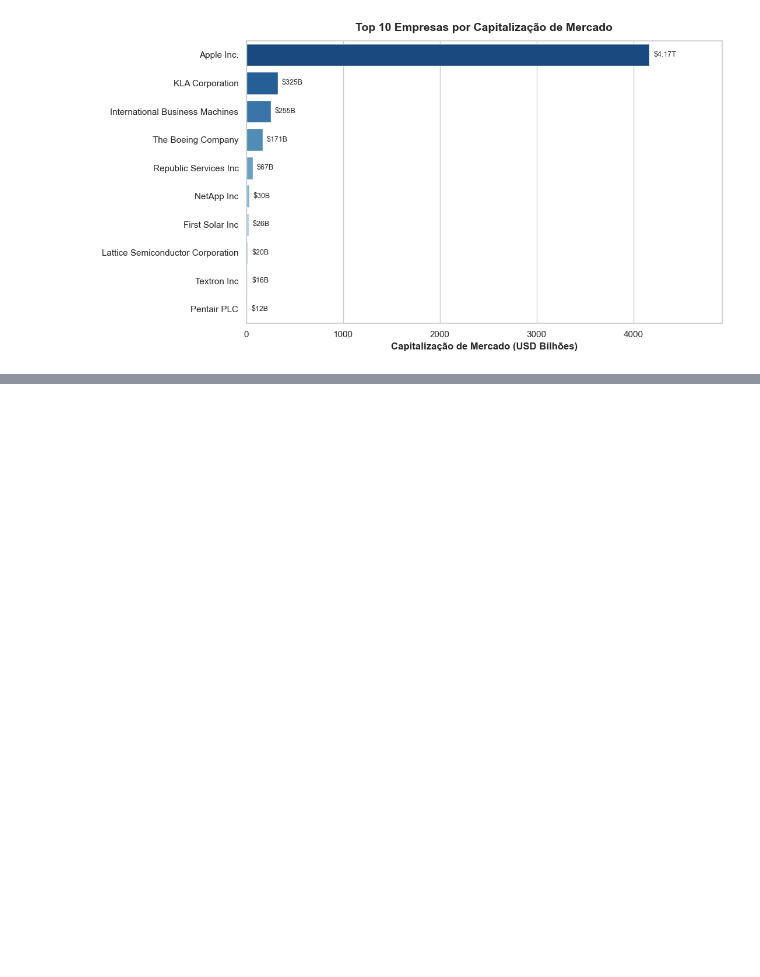
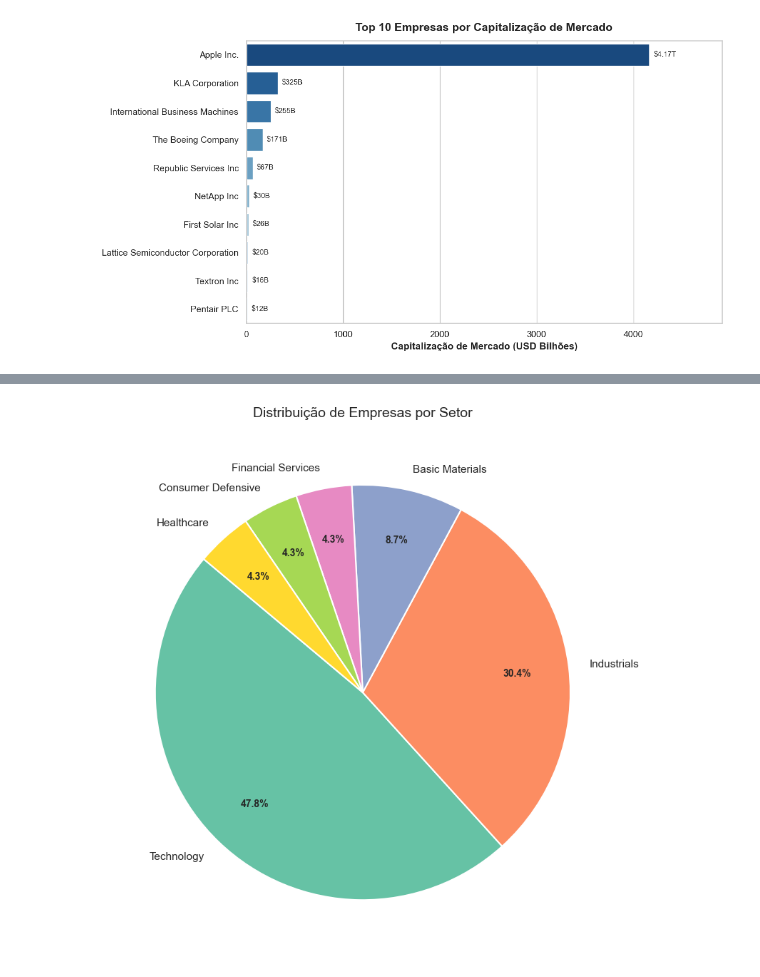
Before and after one commit to thiago2608santana/data-collection, a Jupyter notebook: notebooks/exploration_company_overview.ipynb, the cells around one changed output, grey strips where cells are left out. Drawn from its saved outputs; the diff is of its cells as text; code cells hidden in the pictures; blank space fills up the shorter version.

```diff
--- a/notebooks/exploration_company_overview.ipynb
+++ b/notebooks/exploration_company_overview.ipynb
@@ -123,0 +143,6 @@ Passing `palette` without assigning `hue` is deprecated and will be removed in v
+# %%
+df_sector = (df.groupBy('Sector')
+    .agg(
+        F.countDistinct('Symbol').alias('Company_Count')
+    ).orderBy('Company_Count', ascending=False)
+).toPandas()
@@ -123,0 +158,25 @@ Passing `palette` without assigning `hue` is deprecated and will be removed in v
+# %%
+palette = sns.color_palette('Set2', n_colors=len(df_sector))
+
+fig, ax = plt.subplots(figsize=(8, 8))
+wedges, texts, autotexts = ax.pie(
+    df_sector['Company_Count'],
+    labels=df_sector['Sector'].str.title(),
+    autopct='%1.1f%%',
+    colors=palette,
+    startangle=140,
+    pctdistance=0.75,
+    wedgeprops=dict(edgecolor='white', linewidth=1.5),
+)
+
+for text in texts:
+    text.set_fontsize(11)
+for autotext in autotexts:
+    autotext.set_fontsize(10)
+    autotext.set_fontweight('bold')
+
+ax.set_title('Distribuição de Empresas por Setor', fontsize=14, pad=16)
+plt.tight_layout()
+plt.show()
+# %% [output]
+[figure, added]
```
Also changed, not shown: parts of 3 cells of this notebook.
